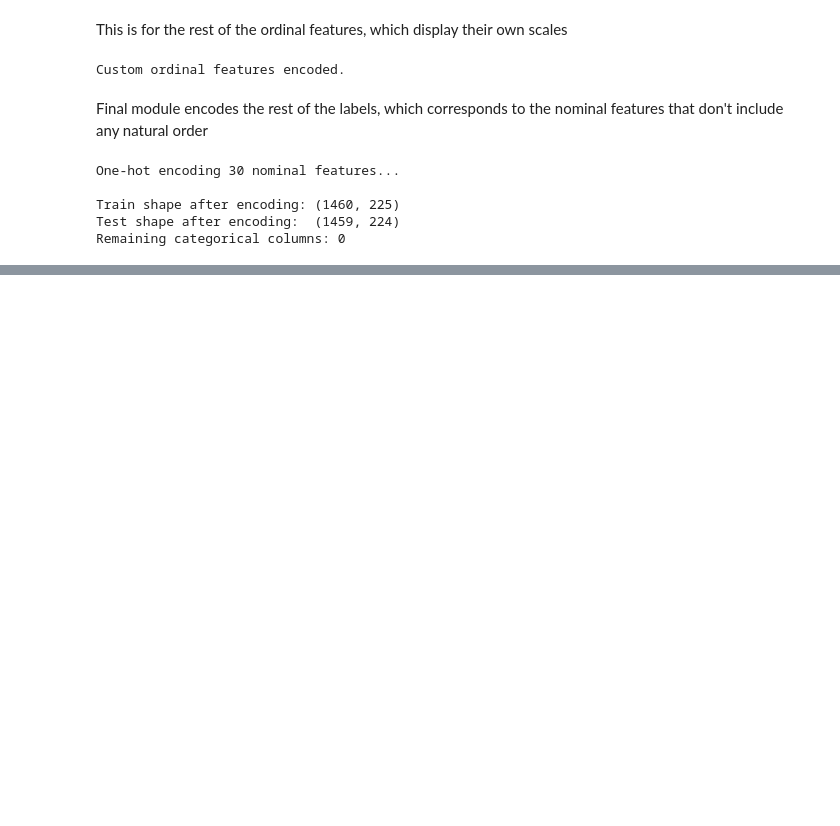
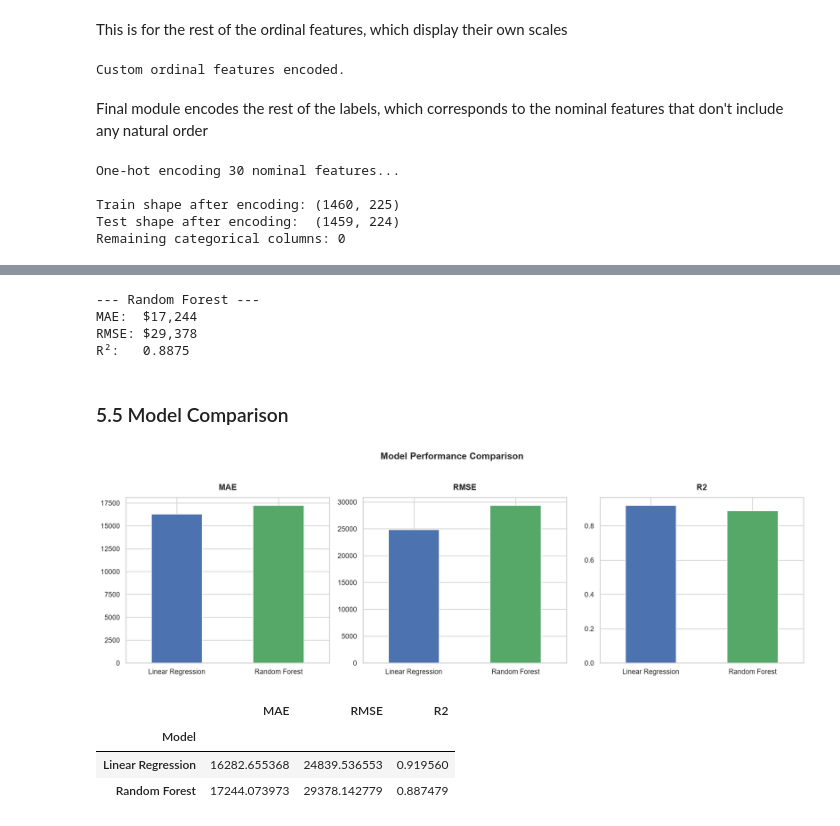
Before and after one commit to abrahamgonzalez-dev/house-price-prediction-, a Jupyter notebook: notebooks/house-price-prediction.ipynb, the cells around one changed output, grey strips where cells are left out. Drawn from its saved outputs; the diff is of its cells as text; code cells hidden in the pictures; blank space fills up the shorter version.

Commit message:
Models Trained and Evaluated

```diff
--- a/notebooks/house-price-prediction.ipynb
+++ b/notebooks/house-price-prediction.ipynb
@@ -343,0 +404,6 @@ Remaining categorical columns: 0
+# %%
+lr = LinearRegression()
+lr.fit(X_train, y_train)
+
+results = []
+results.append(evaluate_model(lr, X_val, y_val, "Linear Regression"))
@@ -343,0 +419,42 @@ Remaining categorical columns: 0
+# %%
+rf = RandomForestRegressor(
+    n_estimators=300,
+    max_depth=15,
+    random_state=42,
+    n_jobs=-1
+)
+rf.fit(X_train, y_train)
+
+results.append(evaluate_model(rf, X_val, y_val, "Random Forest"))
+# %% [output]
+--- Random Forest ---
+MAE:  $17,244
+RMSE: $29,378
+R²:   0.8875
+# %% [markdown]
+### 5.5 Model Comparison
+# %%
+results_df = pd.DataFrame(results).set_index("Model")
+
+fig, axes = plt.subplots(1, 3, figsize=(16, 5))
+metrics = ["MAE", "RMSE", "R2"]
+colors = ["#4C72B0", "#55A868"]
+
+for ax, metric in zip(axes, metrics):
+    results_df[metric].plot.bar(ax=ax, color=colors, edgecolor="white")
+    ax.set_title(metric, fontsize=13, fontweight="bold", pad=12)
+    ax.set_xlabel("")
+    ax.tick_params(axis="x", rotation=0)
+
+plt.suptitle("Model Performance Comparison", fontsize=15, fontweight="bold", y=1.03)
+plt.tight_layout()
+plt.savefig("../images/model_comparison.png", bbox_inches="tight", dpi=300)
+plt.show()
+
+results_df
+# %% [output]
+[figure, added]
+|  | MAE | RMSE | R2 |
+| Model |  |  |  |
+| Linear Regression | 16282.655368 | 24839.536553 | 0.919560 |
+| Random Forest | 17244.073973 | 29378.142779 | 0.887479 |
```
Also changed, not shown: parts of 17 cells of this notebook, 3 other files.
